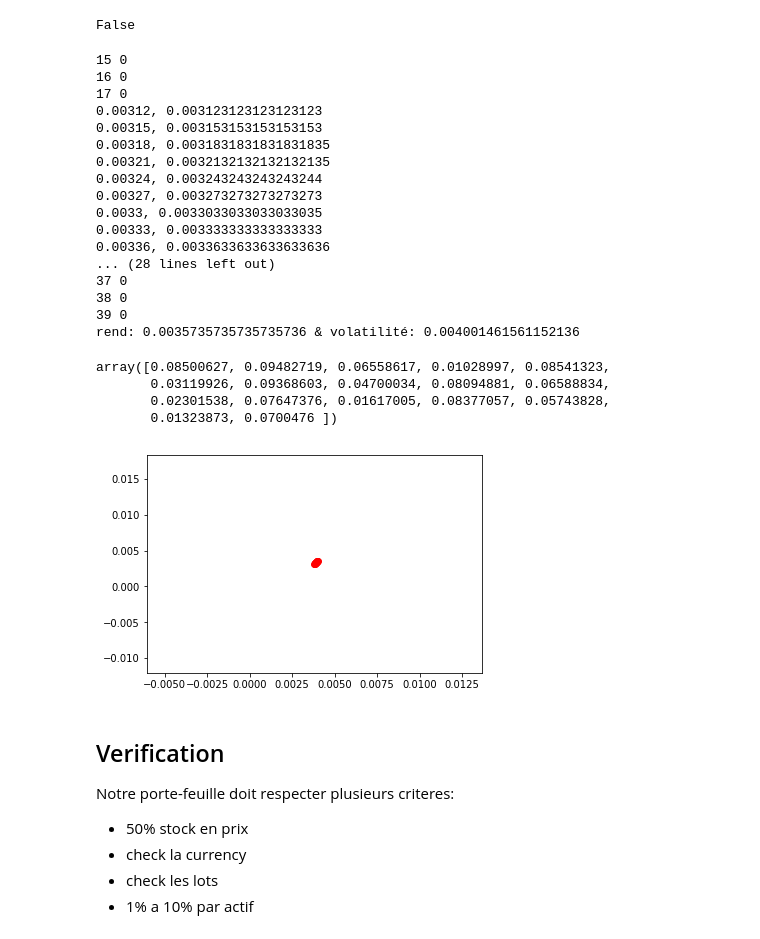
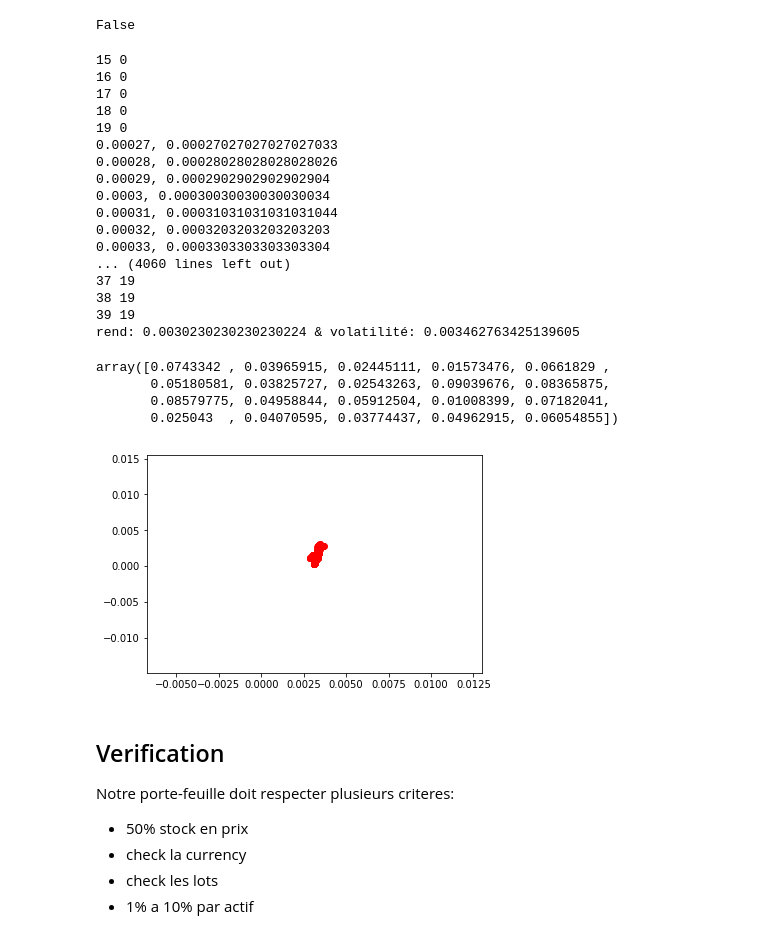
Before and after one commit to landEpita/Dolphin, a Jupyter notebook: Optimisation_Markowitz.ipynb, the cells around one changed output. Cells and saved outputs as stored; diff of their text form; code cells hidden in the pictures.

```diff
--- a/Optimisation_Markowitz.ipynb
+++ b/Optimisation_Markowitz.ipynb
@@ -167,7 +167,7 @@ list_nav = pd.DataFrame(index=a.index)
 
 
 for elt in list_id:
-    if elt != "1827":
+    if elt != "1827" and elt != "1867":
         try:
             df_tmp = req.get_asset_id_quote(elt)
             list_return[elt] = df_tmp["return"]
@@ -553,64 +553,69 @@ def checking_w(w):
 checking_w(np.array([0.2, 0.05]))
 # %% [output]
 False
+# %%
+sort_ = np.argsort(rend_l/std_l)
+classement2 = np.zeros_like(sort_)
+for i in range(len(sort_)):
+    classement2[sort_[i]] += i
 # %%
 res = np.argsort(classement)[-15:]
 mat_return = np.array(l_return.values[res])
-target_ = np.linspace(0.000, 0.03, num=1000)
+target_ = np.linspace(0.000, 0.01, num=1000)
 best = ""
 W=np.array([])
 actual_rend = 0
 actual_std = 1
 decal = 0
 Res=[]
 
-while len(W) == 0 and decal < 20:
+while decal < 20:
     for j in range(15,40):
         print(j, decal)
         if decal > 0:
-            res = np.argsort(classement)[-j-decal:-decal]
+            res = np.argsort(classement2)[-j-decal:-decal]
         else:
-            res = np.argsort(classement)[-j:]
+            res = np.argsort(classement2)[-j:]
         mat_return = np.array(l_return.values[res])
         for i in target_:
             w = get_w(mat_return, i)
             if checking_w(w):
                 variance, std, rend = sharpe(w, mat_return)
                 print(f"{i:0.3}, {rend}")
                 if actual_rend/actual_std < rend/std:
                     Res=res
                     W=w
                     actual_rend= rend
                     actual_std = std
                     best = f"rend: {rend} & volatilité: {std}"
                     plt.scatter(std, rend, c="red")
     decal+=1
 
 print(best)
 W
 # %% [output]
 15 0
 16 0
 17 0
-0.00312, 0.003123123123123123
-0.00315, 0.003153153153153153
-0.00318, 0.0031831831831831835
-0.00321, 0.0032132132132132135
-0.00324, 0.003243243243243244
-0.00327, 0.003273273273273273
-0.0033, 0.0033033033033033035
-0.00333, 0.003333333333333333
-0.00336, 0.0033633633633633636
-... (28 lines left out)
-37 0
-38 0
-39 0
-rend: 0.0035735735735735736 & volatilité: 0.004001461561152136
+18 0
+19 0
+0.00027, 0.00027027027027027033
+0.00028, 0.00028028028028028026
+0.00029, 0.0002902902902902904
+0.0003, 0.00030030030030030034
+0.00031, 0.00031031031031031044
+0.00032, 0.0003203203203203203
+0.00033, 0.0003303303303303304
+... (4060 lines left out)
+37 19
+38 19
+39 19
+rend: 0.0030230230230230224 & volatilité: 0.003462763425139605
-array([0.08500627, 0.09482719, 0.06558617, 0.01028997, 0.08541323,
-       0.03119926, 0.09368603, 0.04700034, 0.08094881, 0.06588834,
-       0.02301538, 0.07647376, 0.01617005, 0.08377057, 0.05743828,
-       0.01323873, 0.0700476 ])
+array([0.0743342 , 0.03965915, 0.02445111, 0.01573476, 0.0661829 ,
+       0.05180581, 0.03825727, 0.02543263, 0.09039676, 0.08365875,
+       0.08579775, 0.04958844, 0.05912504, 0.01008399, 0.07182041,
+       0.025043  , 0.04070595, 0.03774437, 0.04962915, 0.06054855])
-[figure, old version]
+[figure, new version]
 # %% [markdown]
 ## Verification
 
```
Also changed, not shown: parts of 14 cells of this notebook, 2 other files.
